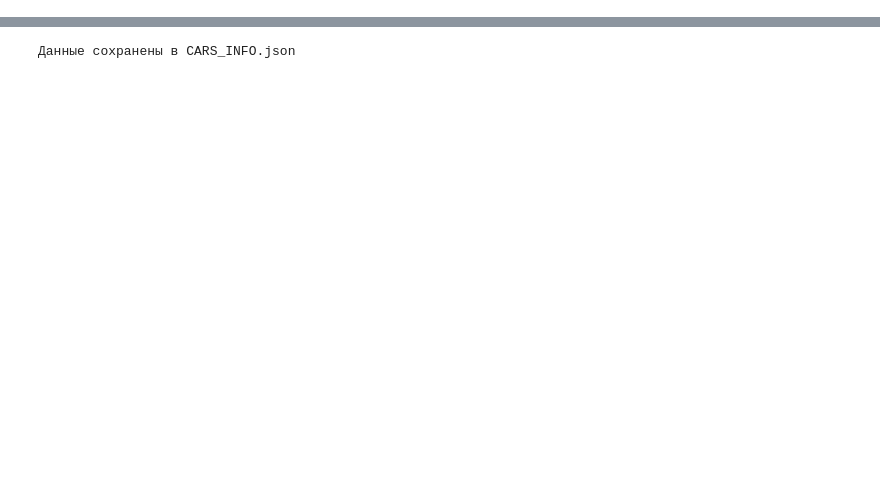
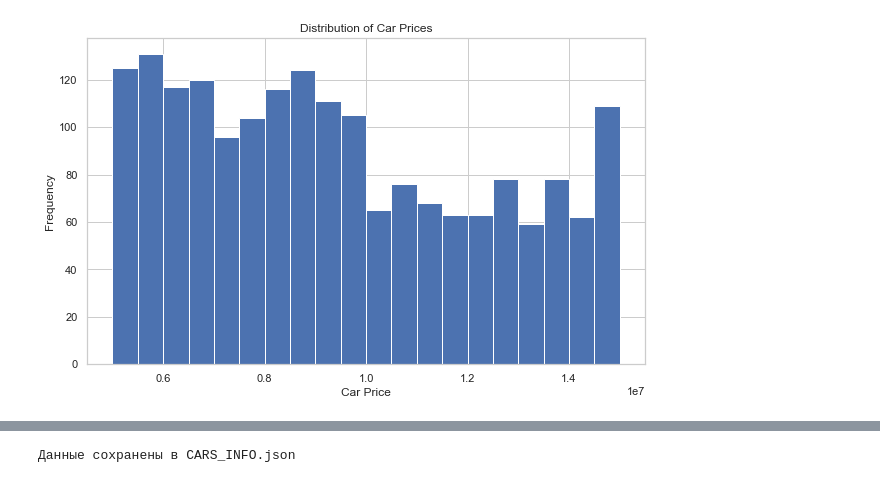
Before and after one commit to thebiggieboss/Data-CWA-V, a Jupyter notebook: testerov.ipynb, the cells around one changed output, grey strips where cells are left out. Cells and saved outputs as stored; diff of their text form; code cells hidden in the pictures; blank space fills up the shorter version.

```diff
--- a/testerov.ipynb
+++ b/testerov.ipynb
@@ -140,0 +182,11 @@ df.head(1)
+# %%
+#Saving time and resources
+plt.figure(figsize=(10, 6))
+df['price'].plot(kind='hist', bins=20, title='Distribution of Car Prices')
+plt.xlabel('Car Price')
+plt.ylabel('Frequency')
+plt.savefig('Car_Price.png')
+
+plt.show()
+# %% [output]
+[figure, added]
```
Also changed, not shown: parts of 19 cells of this notebook, 7 other files.
